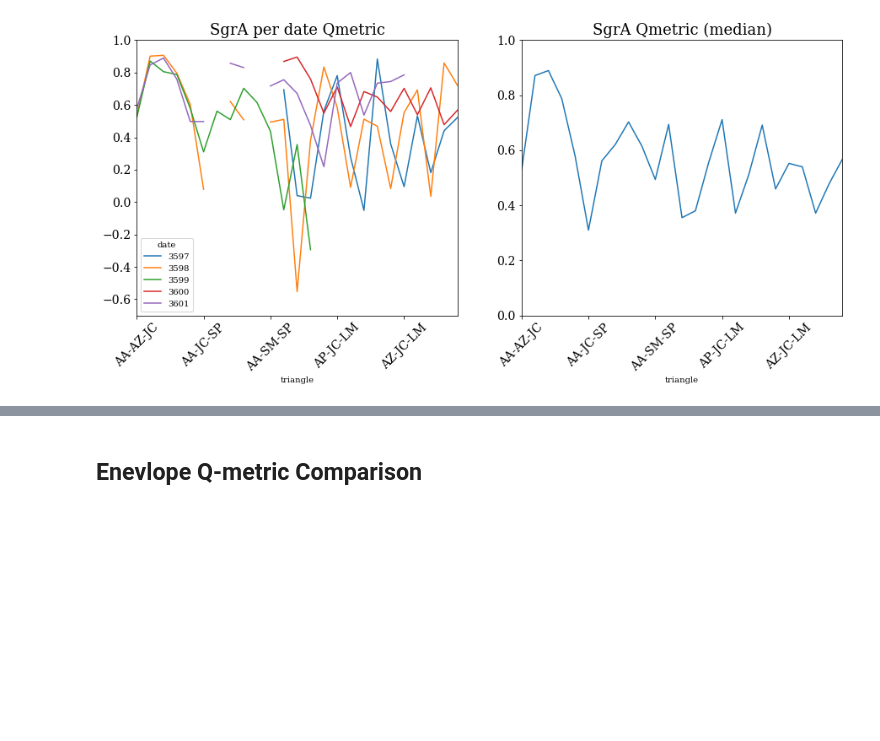
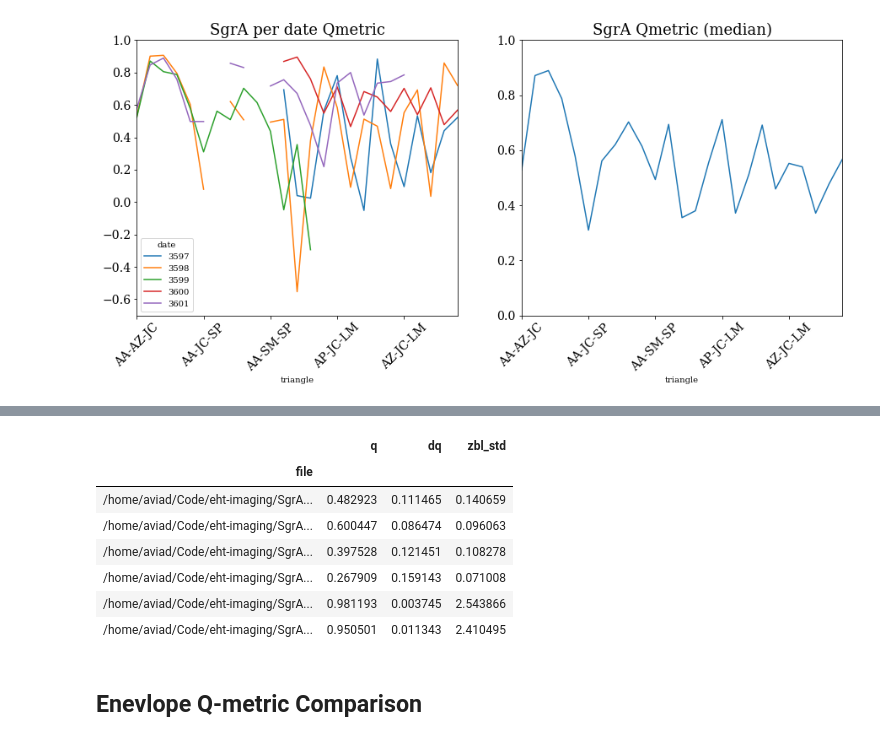
Before and after one commit to aviadlevis/pynoisy, a Jupyter notebook: notebooks/Qmetric Analysis.ipynb, the cells around one changed output, grey strips where cells are left out. Saved outputs shown, nothing was run; the diff lists cells and outputs as text; code cells hidden in the pictures; blank space fills up the shorter version.

```diff
--- a/notebooks/Qmetric Analysis.ipynb
+++ b/notebooks/Qmetric Analysis.ipynb
@@ -65,7 +63,6 @@ def compute_qmetric_df(uvfile, date=3599, tavg=120, bintime=0, segtime=0, diftim
     triangle_list = []
     for i in range(len(obs_cphases)):
         triangle = [obs_cphases['t1'][i], obs_cphases['t2'][i], obs_cphases['t3'][i]]
-
         if 'AA' in triangle and 'AP' in triangle:
             continue
         if 'JC' in triangle and 'SM' in triangle:
@@ -89,7 +86,11 @@ def compute_qmetric_df(uvfile, date=3599, tavg=120, bintime=0, segtime=0, diftim
         qmetric['q'].append(q)
         qmetric['dq'].append(dq)
 
-    return pd.DataFrame(qmetric)
+    return pd.DataFrame(qmetric), triangle_list
+
+def select_path(i, paths):
+    print(paths[i])
+    return paths[i]
 # %% [markdown]
 ## SgrA Q-metric
 # %%
@@ -148,0 +152,6 @@ plt.ylim([0, 1]);
+# %%
+ehtim_home = '/home/aviad/Code/eht-imaging/'
+directory = os.path.join(ehtim_home, 'SgrA/synthetic_data_SGRA_3599_lo/scaling/scalar_scaled_nonoise/')
+uv_paths = glob.glob(directory + '*.uvfits')
+uvfile = interactive(select_path, i=(0, len(uv_paths)-1), paths=fixed(uv_paths));
+display(uvfile)
@@ -148,0 +160,5 @@ plt.ylim([0, 1]);
+# %%
+%%capture
+params = {'tavg': 120, 'bintime': 0, 'segtime': 0, 'diftime': 0, 'detrend_deg': 1}
+qmetric_df = pd.concat([compute_qmetric_df(file, file, **params) for file in uv_paths])
+output_path = os.path.join(uvfolder, 'qmetric.csv')
@@ -149,3 +171,16 @@ plt.ylim([0, 1]);
+# %%
+qmetric_df.set_index('triangle')
+qmetric_df.sort_index(inplace=True)
+qmetric_df.groupby('file').mean()
+# %% [output]
+|  | q | dq | zbl_std |
+| file |  |  |  |
+| /home/aviad/Code/eht-imaging/SgrA... | 0.482923 | 0.111465 | 0.140659 |
+| /home/aviad/Code/eht-imaging/SgrA... | 0.600447 | 0.086474 | 0.096063 |
+| /home/aviad/Code/eht-imaging/SgrA... | 0.397528 | 0.121451 | 0.108278 |
+| /home/aviad/Code/eht-imaging/SgrA... | 0.267909 | 0.159143 | 0.071008 |
+| /home/aviad/Code/eht-imaging/SgrA... | 0.981193 | 0.003745 | 2.543866 |
+| /home/aviad/Code/eht-imaging/SgrA... | 0.950501 | 0.011343 | 2.410495 |
 # %% [markdown]
 ## Enevlope Q-metric Comparison
 # %%
```
Also changed, not shown: parts of 4 cells of this notebook, 7 other files.
